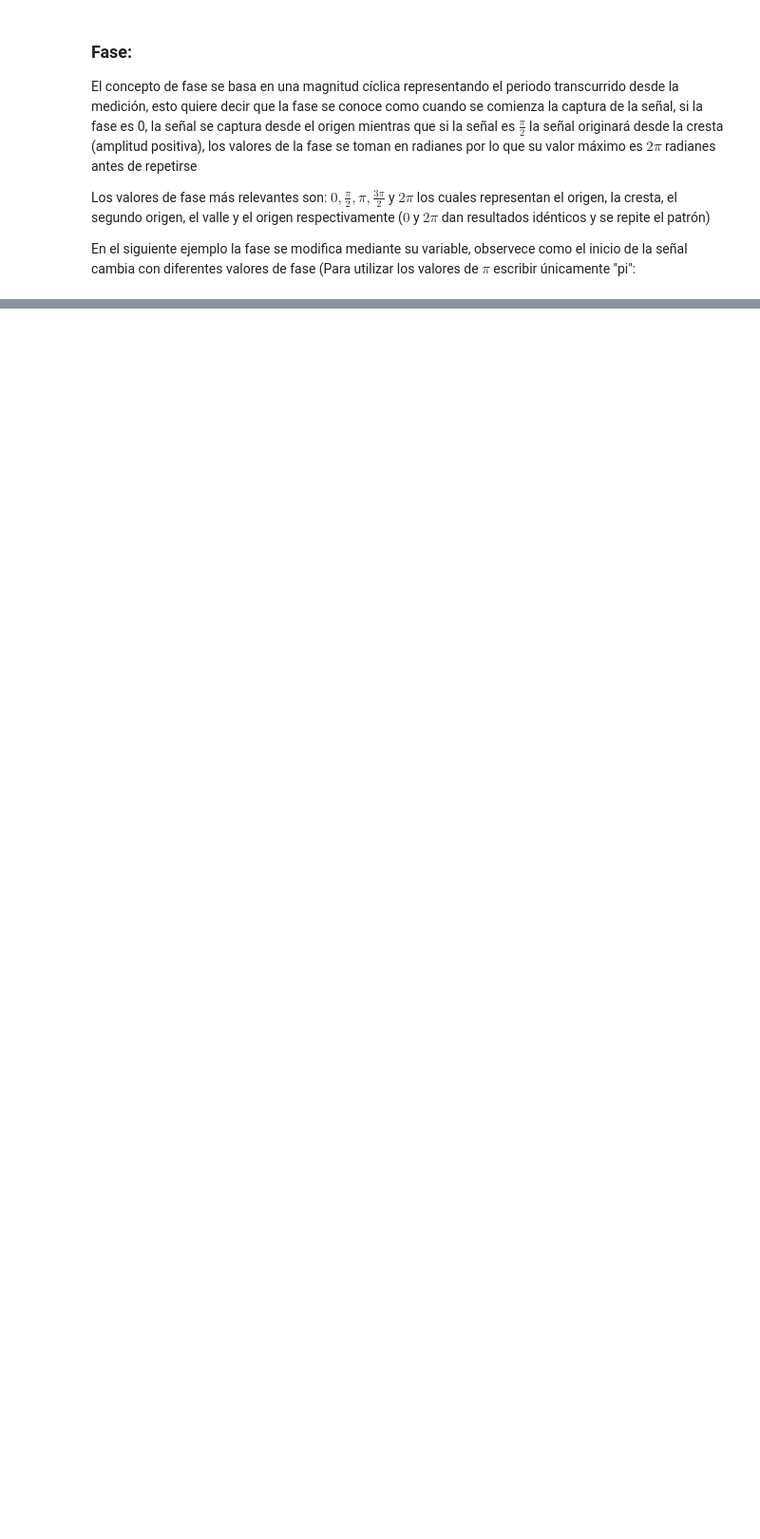
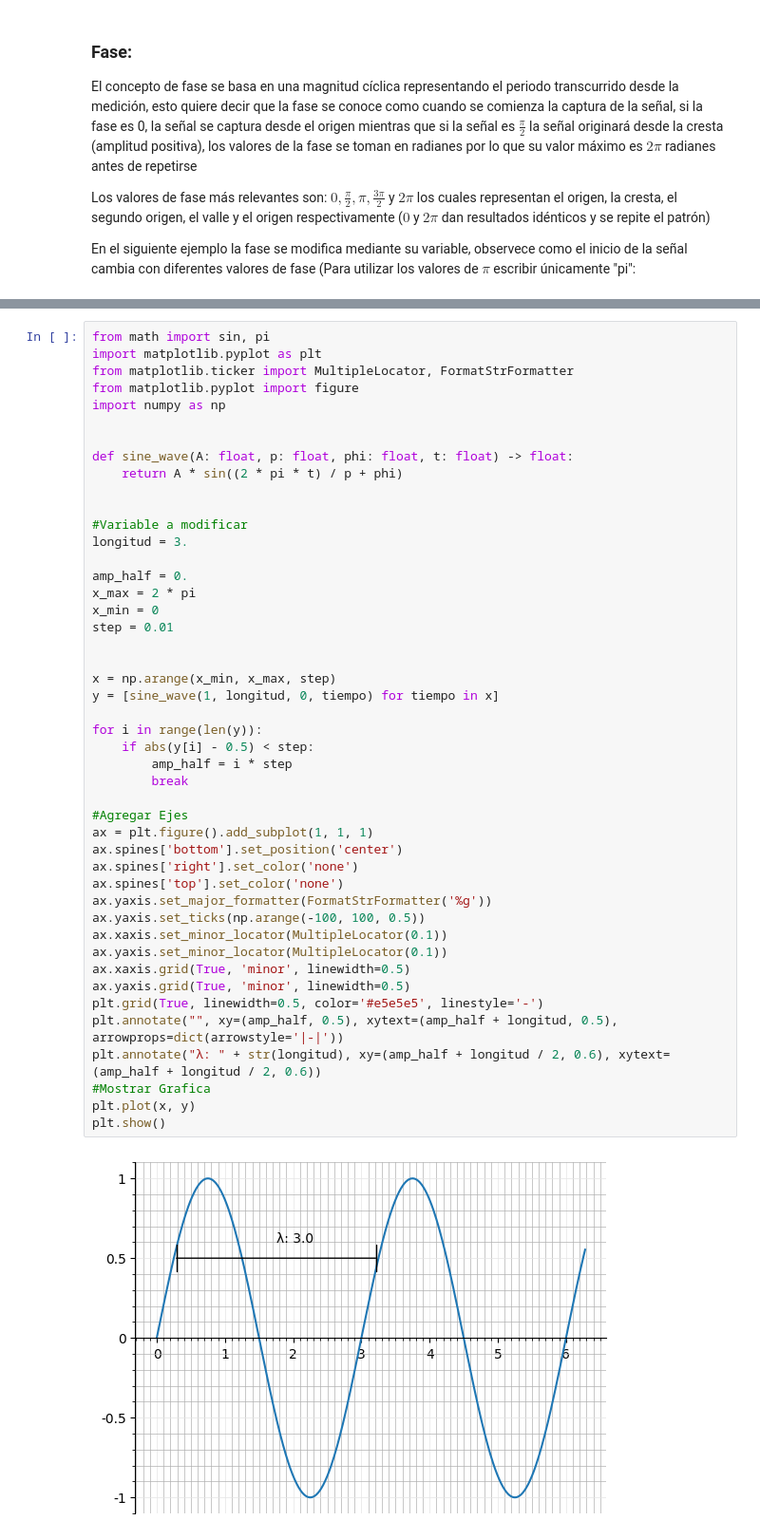
Before and after one commit to Setofnosets/Senoidales, a Jupyter notebook: Senoidales.ipynb, the cells around one changed output, grey strips where cells are left out. Shown: that part at 95% size. Saved outputs shown, nothing was run; the diff lists cells and outputs as text; blank space fills up the shorter version.

Commit message:
Agregado longitud de onda

```diff
--- a/Senoidales.ipynb
+++ b/Senoidales.ipynb
@@ -243,0 +249,48 @@ plt.show()
+# %%
+from math import sin, pi
+import matplotlib.pyplot as plt
+from matplotlib.ticker import MultipleLocator, FormatStrFormatter
+from matplotlib.pyplot import figure
+import numpy as np
+
+
+def sine_wave(A: float, p: float, phi: float, t: float) -> float:
+    return A * sin((2 * pi * t) / p + phi)
+
+
+#Variable a modificar
+longitud = 3.
+
+amp_half = 0.
+x_max = 2 * pi
+x_min = 0
+step = 0.01
+
+
+x = np.arange(x_min, x_max, step)
+y = [sine_wave(1, longitud, 0, tiempo) for tiempo in x]
+
+for i in range(len(y)):
+    if abs(y[i] - 0.5) < step:
+        amp_half = i * step
+        break
+
+#Agregar Ejes
+ax = plt.figure().add_subplot(1, 1, 1)
+ax.spines['bottom'].set_position('center')
+ax.spines['right'].set_color('none')
+ax.spines['top'].set_color('none')
+ax.yaxis.set_major_formatter(FormatStrFormatter('%g'))
+ax.yaxis.set_ticks(np.arange(-100, 100, 0.5))
+ax.xaxis.set_minor_locator(MultipleLocator(0.1))
+ax.yaxis.set_minor_locator(MultipleLocator(0.1))
+ax.xaxis.grid(True, 'minor', linewidth=0.5)
+ax.yaxis.grid(True, 'minor', linewidth=0.5)
+plt.grid(True, linewidth=0.5, color='#e5e5e5', linestyle='-')
+plt.annotate("", xy=(amp_half, 0.5), xytext=(amp_half + longitud, 0.5), arrowprops=dict(arrowstyle='|-|'))
+plt.annotate("λ: " + str(longitud), xy=(amp_half + longitud / 2, 0.6), xytext=(amp_half + longitud / 2, 0.6))
+#Mostrar Grafica
+plt.plot(x, y)
+plt.show()
+# %% [output]
+[figure, added]
```
Also changed, not shown: parts of 4 cells of this notebook, 1 other file.
